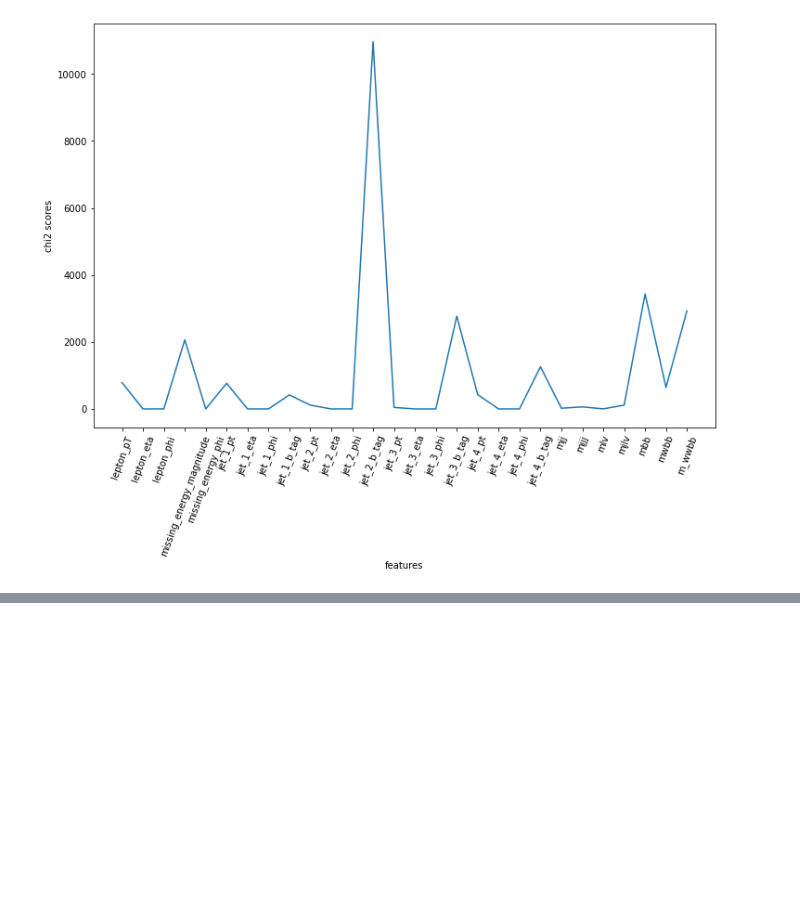
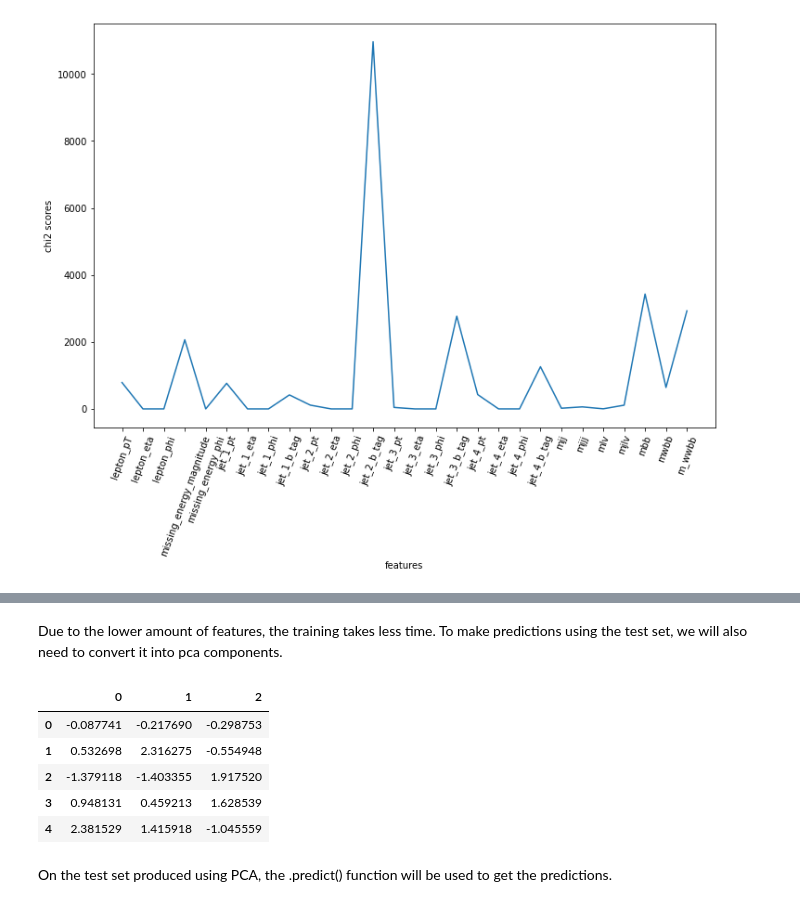
Before and after one commit to AbdullahTabassam/Higgs_Boson_Classifier, a Jupyter notebook: Combined.ipynb, the cells around one changed output, grey strips where cells are left out. Drawn from its saved outputs; the diff is of its cells as text; code cells hidden in the pictures; blank space fills up the shorter version.

```diff
--- a/Combined.ipynb
+++ b/Combined.ipynb
@@ -292,0 +462,14 @@ plt.show()
+# %% [markdown]
+Due to the lower amount of features, the training takes less time. To make predictions using the test set, we will also need to convert it into pca components.
+# %%
+X_test_PCA = pca.transform(X_test_scaled)
+X_test_PCA.head()
+# %% [output]
+|  | 0 | 1 | 2 |
+| 0 | -0.087741 | -0.217690 | -0.298753 |
+| 1 | 0.532698 | 2.316275 | -0.554948 |
+| 2 | -1.379118 | -1.403355 | 1.917520 |
+| 3 | 0.948131 | 0.459213 | 1.628539 |
+| 4 | 2.381529 | 1.415918 | -1.045559 |
+# %% [markdown]
+On the test set produced using PCA, the .predict() function will be used to get the predictions.
```
Also changed, not shown: parts of 66 cells of this notebook.
